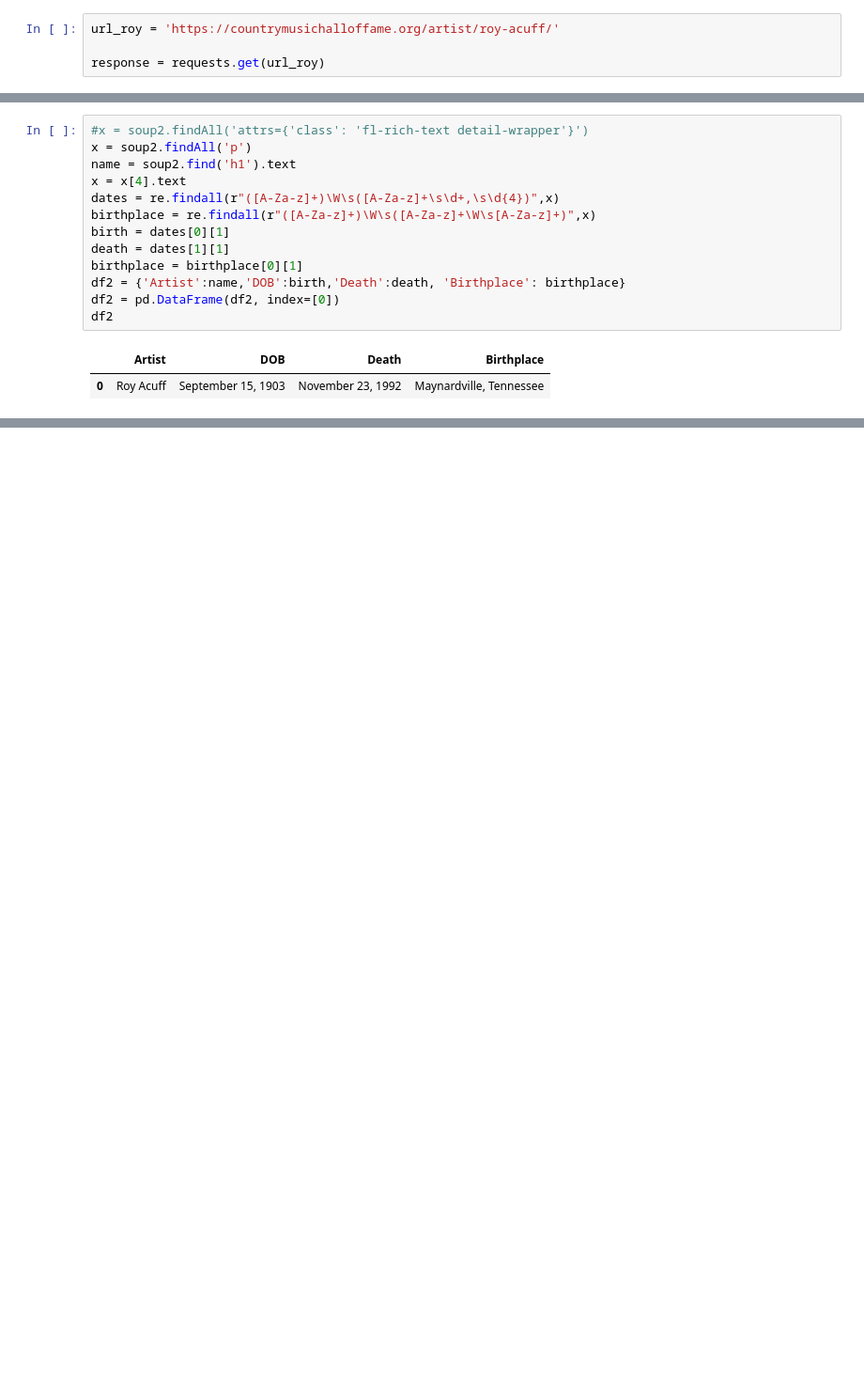
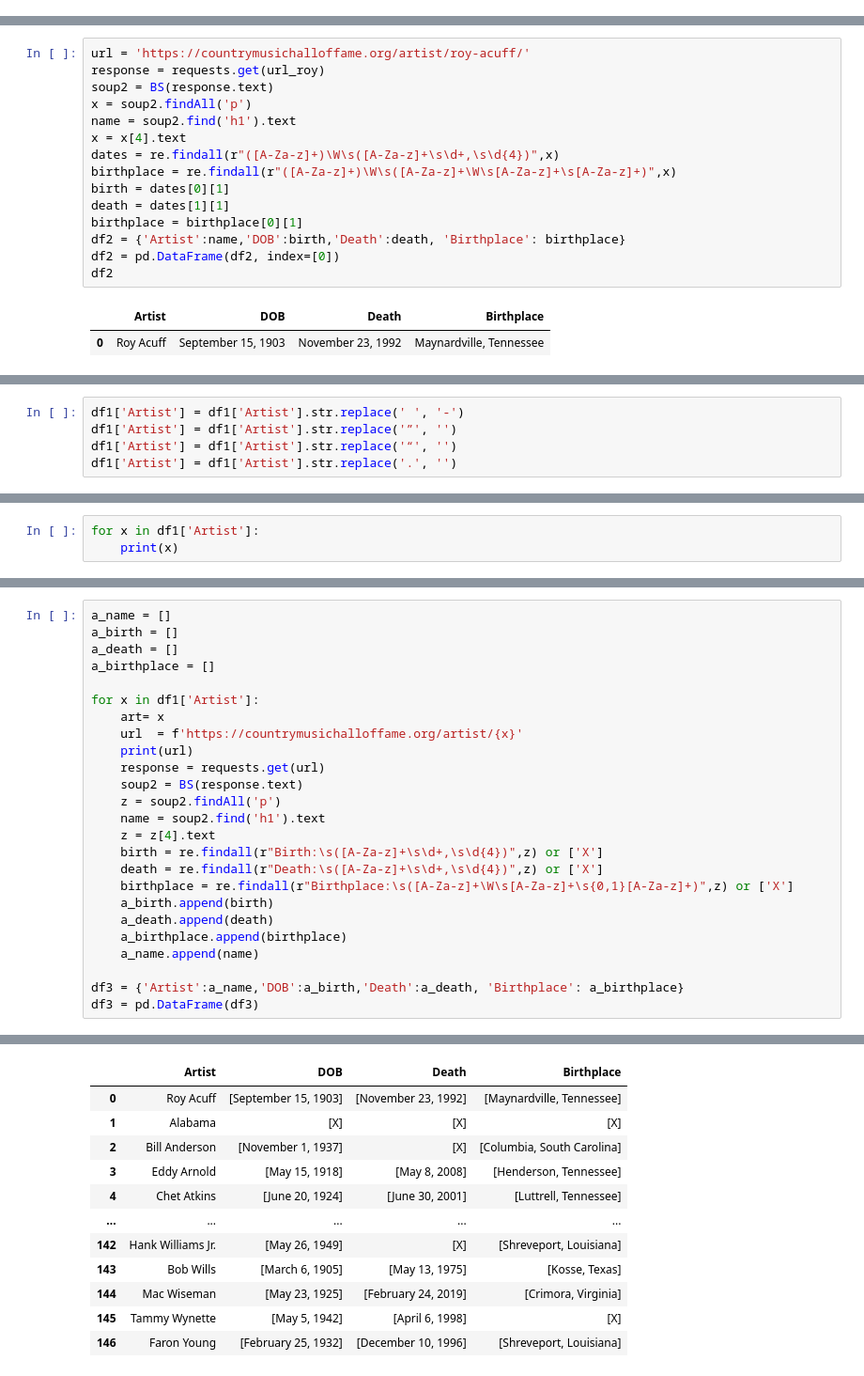
Before and after one commit to NSS-Data-Analytics-Cohort-6/web-scraping-country-music-hof-robschulteis, a Jupyter notebook: notebooks/cmhof_short.ipynb, the cells around one changed output, grey strips where cells are left out. Shown at 94% size. Drawn from its saved outputs; the diff is of its cells as text; blank space fills up the shorter version.

```diff
--- a/notebooks/cmhof_short.ipynb
+++ b/notebooks/cmhof_short.ipynb
@@ -40,7 +40,3 @@ df1
 | 145 | Tammy Wynette | 1998 |
 | 146 | Faron Young | 2000 |
 147 rows × 2 columns
-# %%
-url_roy = 'https://countrymusichalloffame.org/artist/roy-acuff/'
-
-response = requests.get(url_roy)
@@ -49,10 +43,12 @@ soup2 = BS(response.text)
 # %%
-#x = soup2.findAll('attrs={'class': 'fl-rich-text detail-wrapper'}')
+url = 'https://countrymusichalloffame.org/artist/roy-acuff/'
+response = requests.get(url_roy)
+soup2 = BS(response.text)
 x = soup2.findAll('p')
 name = soup2.find('h1').text
 x = x[4].text
 dates = re.findall(r"([A-Za-z]+)\W\s([A-Za-z]+\s\d+,\s\d{4})",x)
-birthplace = re.findall(r"([A-Za-z]+)\W\s([A-Za-z]+\W\s[A-Za-z]+)",x)
+birthplace = re.findall(r"([A-Za-z]+)\W\s([A-Za-z]+\W\s[A-Za-z]+\s[A-Za-z]+)",x)
 birth = dates[0][1]
 death = dates[1][1]
 birthplace = birthplace[0][1]
@@ -64,0 +109,5 @@ df2
+# %%
+df1['Artist'] = df1['Artist'].str.replace(' ', '-')
+df1['Artist'] = df1['Artist'].str.replace('”', '')
+df1['Artist'] = df1['Artist'].str.replace('“', '')
+df1['Artist'] = df1['Artist'].str.replace('.', '')
@@ -64,0 +130,3 @@ df2
+# %%
+for x in df1['Artist']:
+    print(x)
@@ -64,0 +151,26 @@ df2
+# %%
+a_name = []
+a_birth = []
+a_death = []
+a_birthplace = []
+
+for x in df1['Artist']:
+    art= x
+    url  = f'https://countrymusichalloffame.org/artist/{x}'
+    print(url)
+    response = requests.get(url)
+    soup2 = BS(response.text)
+    z = soup2.findAll('p')
+    name = soup2.find('h1').text
+    z = z[4].text
+    birth = re.findall(r"Birth:\s([A-Za-z]+\s\d+,\s\d{4})",z) or ['X']
+    death = re.findall(r"Death:\s([A-Za-z]+\s\d+,\s\d{4})",z) or ['X']
+    birthplace = re.findall(r"Birthplace:\s([A-Za-z]+\W\s[A-Za-z]+\s{0,1}[A-Za-z]+)",z) or ['X']
+    a_birth.append(birth)
+    a_death.append(death)
+    a_birthplace.append(birthplace)
+    a_name.append(name)
+
+df3 = {'Artist':a_name,'DOB':a_birth,'Death':a_death, 'Birthplace': a_birthplace}
+df3 = pd.DataFrame(df3)
+# %% [output]
@@ -64,0 +194,12 @@ df2
+|  | Artist | DOB | Death | Birthplace |
+| 0 | Roy Acuff | [September 15, 1903] | [November 23, 1992] | [Maynardville, Tennessee] |
+| 1 | Alabama | [X] | [X] | [X] |
+| 2 | Bill Anderson | [November 1, 1937] | [X] | [Columbia, South Carolina] |
+| 3 | Eddy Arnold | [May 15, 1918] | [May 8, 2008] | [Henderson, Tennessee] |
+| 4 | Chet Atkins | [June 20, 1924] | [June 30, 2001] | [Luttrell, Tennessee] |
+| ... | ... | ... | ... | ... |
+| 142 | Hank Williams Jr. | [May 26, 1949] | [X] | [Shreveport, Louisiana] |
+| 143 | Bob Wills | [March 6, 1905] | [May 13, 1975] | [Kosse, Texas] |
+| 144 | Mac Wiseman | [May 23, 1925] | [February 24, 2019] | [Crimora, Virginia] |
+| 145 | Tammy Wynette | [May 5, 1942] | [April 6, 1998] | [X] |
+| 146 | Faron Young | [February 25, 1932] | [December 10, 1996] | [Shreveport, Louisiana] |
```
Also changed, not shown: parts of 9 cells of this notebook.
